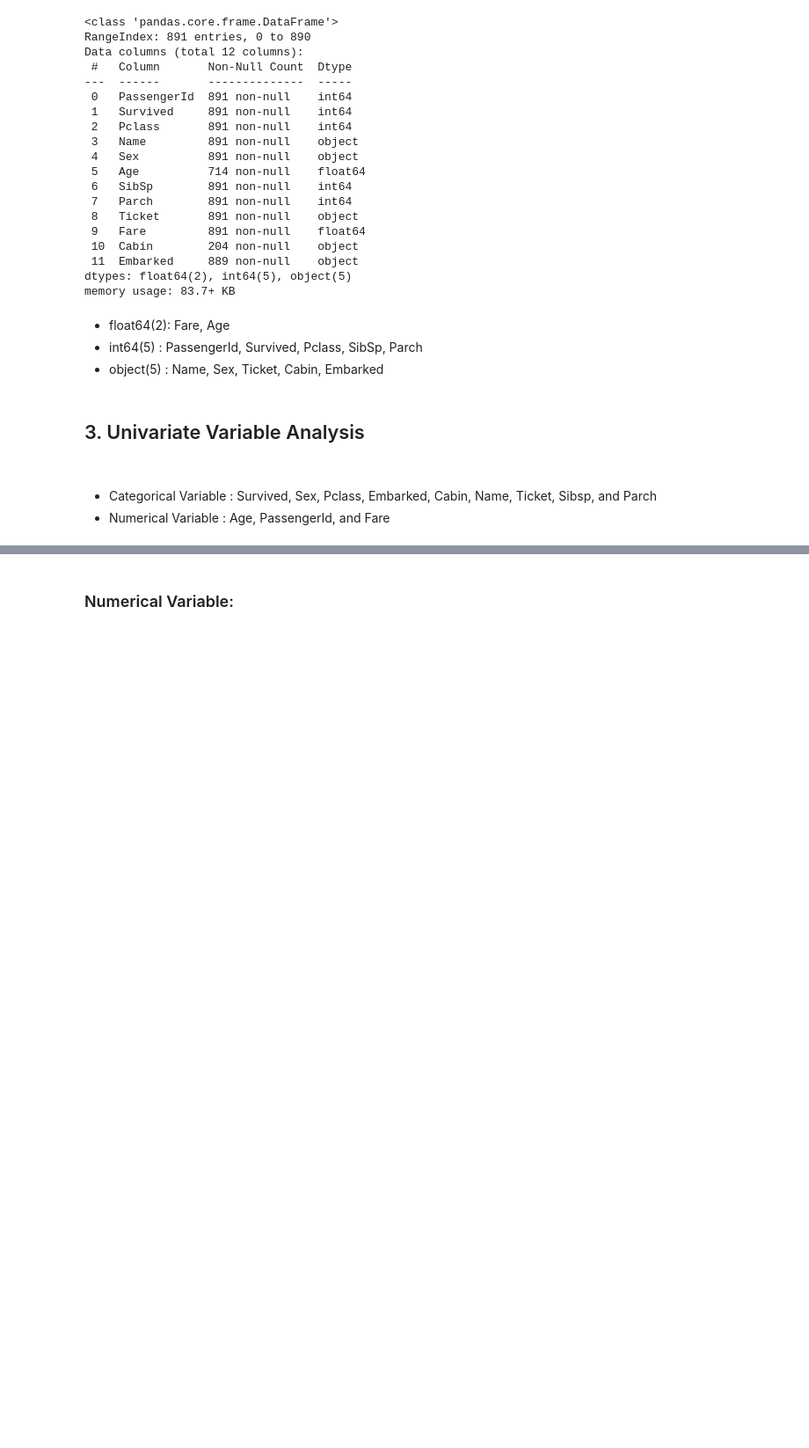
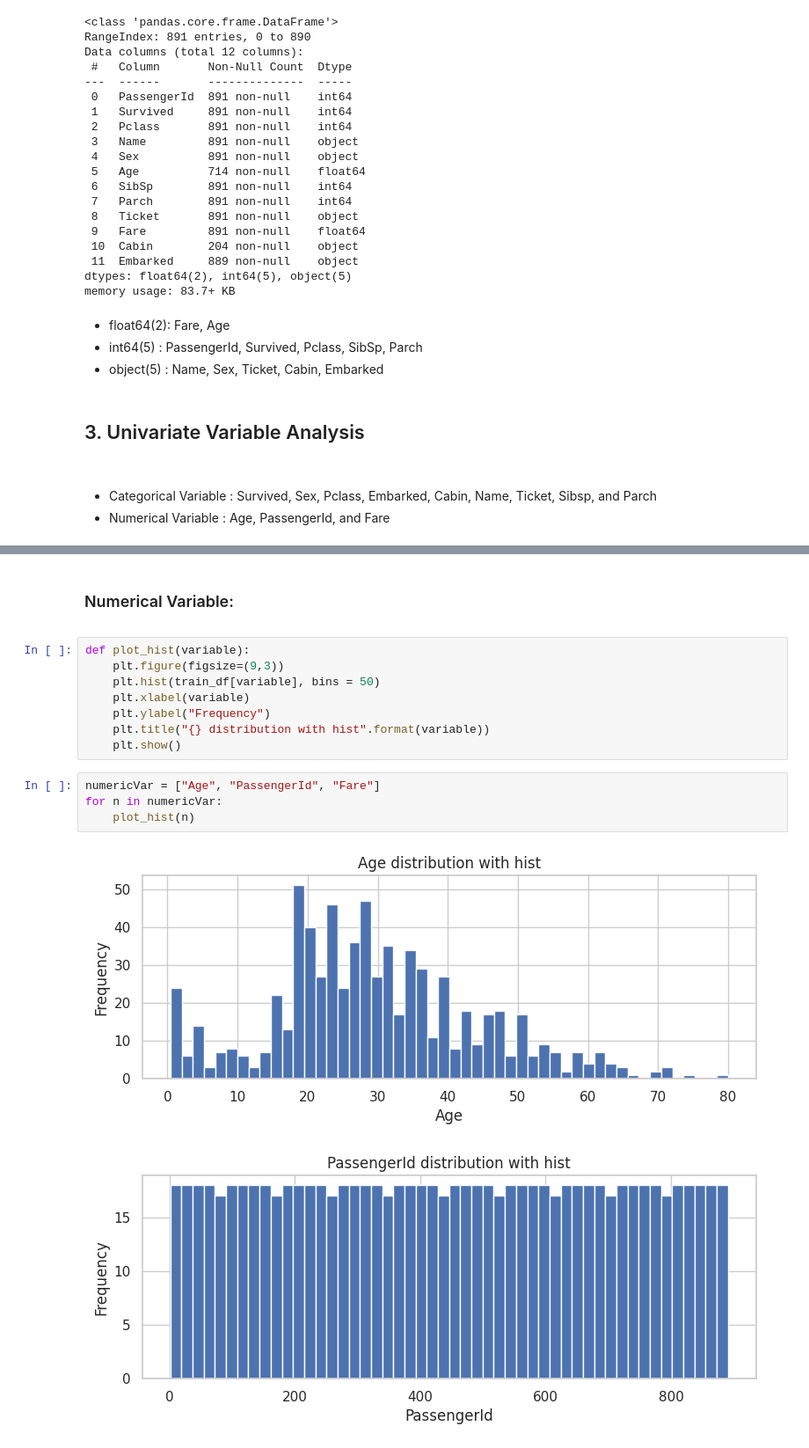
Before and after one commit to aeyeniay/TitanicEDA, a Jupyter notebook: titanic-eda.ipynb, the cells around one changed output, grey strips where cells are left out. Shown at 88% size. Cells and saved outputs as stored; diff of their text form; blank space fills up the shorter version.

```diff
--- a/titanic-eda.ipynb
+++ b/titanic-eda.ipynb
@@ -203,3 +259,18 @@ Name: count, dtype: int64
 # %% [markdown]
 ### Numerical Variable:
-<a id = "5"></a><br>
+<a id = "5"></a>
+# %%
+def plot_hist(variable):
+    plt.figure(figsize=(9,3))
+    plt.hist(train_df[variable], bins = 50)
+    plt.xlabel(variable)
+    plt.ylabel("Frequency")
+    plt.title("{} distribution with hist".format(variable))
+    plt.show()
+# %%
+numericVar = ["Age", "PassengerId", "Fare"]
+for n in numericVar:
+    plot_hist(n)
+# %% [output]
+[figure, added]
+[figure, added]
```
Also changed, not shown: parts of 17 cells of this notebook.
